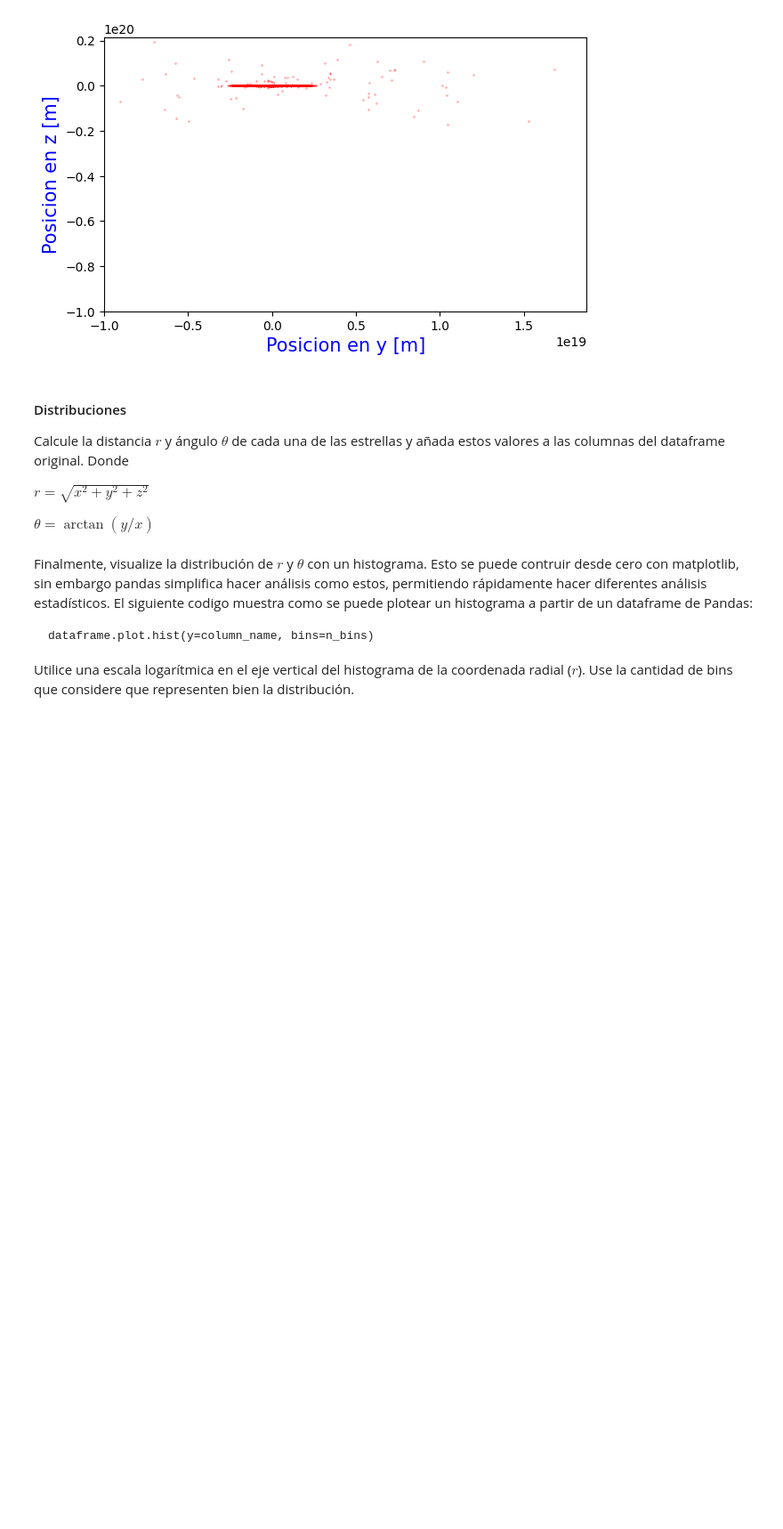
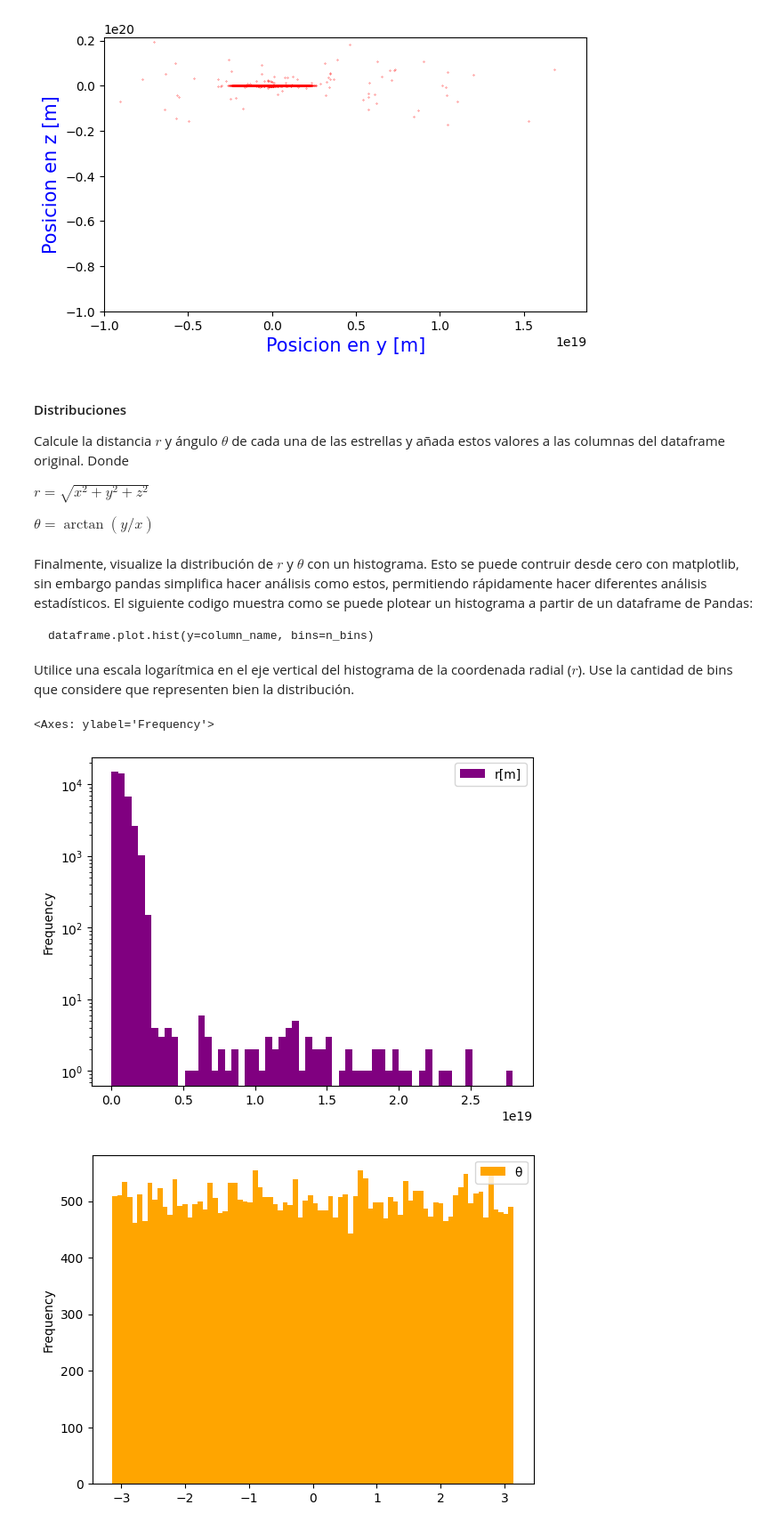
Before and after one commit to ASGN89/Tarea-1, a Jupyter notebook: Tarea_1.ipynb, the cells around one changed output. Shown at 89% size. Saved outputs shown, nothing was run; the diff lists cells and outputs as text; code cells hidden in the pictures; blank space fills up the shorter version.

````diff
--- a/Tarea_1.ipynb
+++ b/Tarea_1.ipynb
@@ -383,3 +383,11 @@ dataframe.plot.hist(y=column_name, bins=n_bins)
 ```
 
 Utilice una escala logarítmica en el eje vertical del histograma de la coordenada radial ($r$). Use la cantidad de bins que considere que representen bien la distribución.
+# %%
+df_galaxy.plot.hist(y="r[m]", bins=60, log=True, color="purple")
+
+df_galaxy.plot.hist(y="θ", bins=80, color="orange")
+# %% [output]
+<Axes: ylabel='Frequency'>
+[figure, added]
+[figure, added]
````
